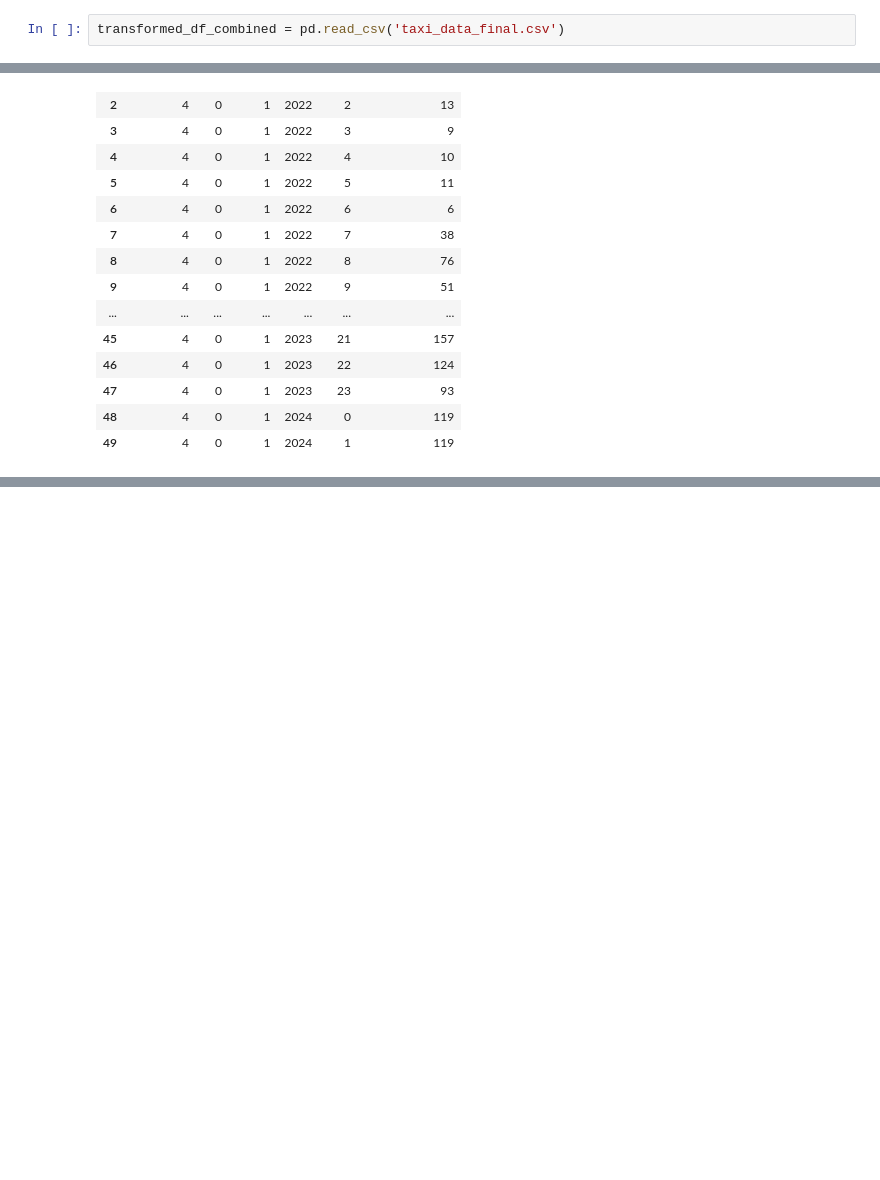
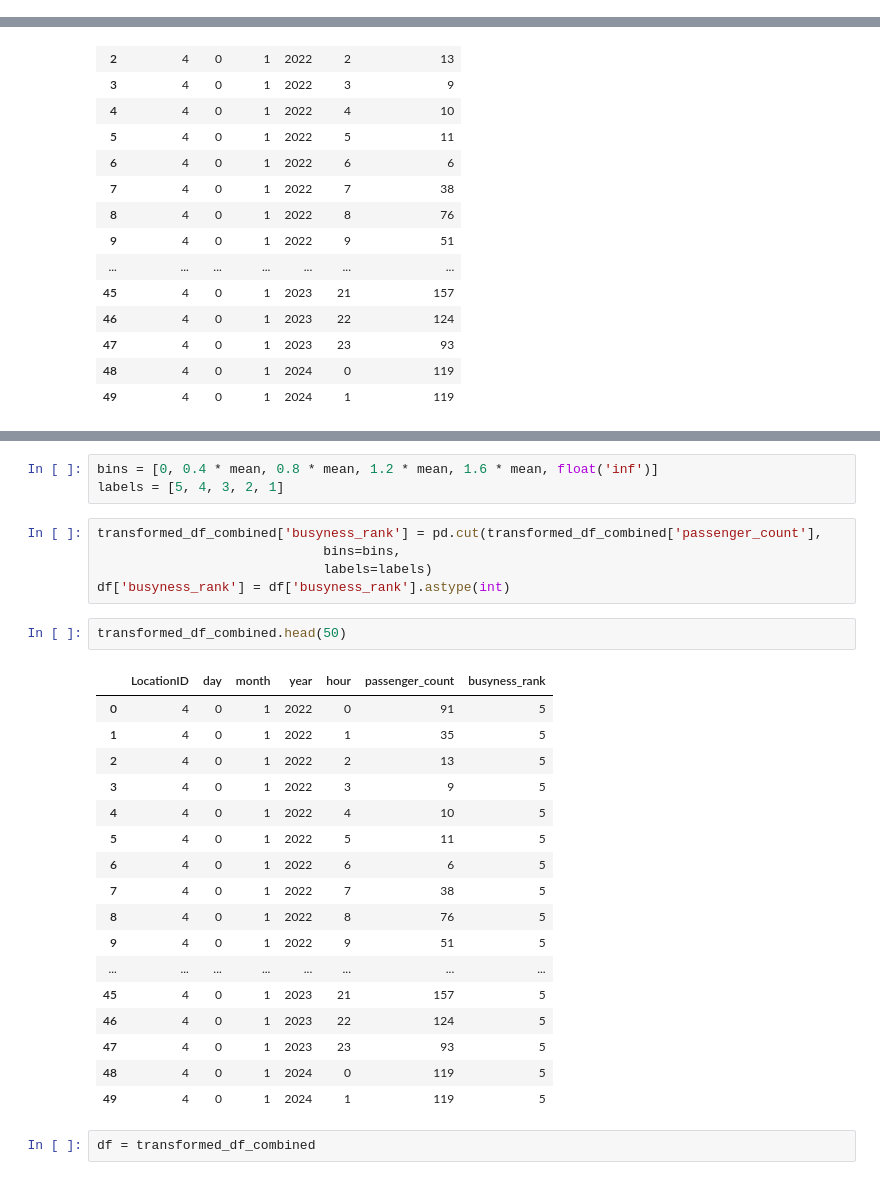
Before and after one commit to Southwick-Adam/ClearPathNYC, a Jupyter notebook: data/data_cleaning/taxi_cleaning.ipynb, the cells around one changed output, grey strips where cells are left out. Saved outputs shown, nothing was run; the diff lists cells and outputs as text; blank space fills up the shorter version.

```diff
--- a/DataCleaning/Taxi_Data_Cleaning.ipynb
+++ b/data/data_cleaning/taxi_cleaning.ipynb
@@ -539,5 +539,3 @@ transformed_df_combined.to_csv('taxi_data_final.csv', index=False)
-# %%
-transformed_df_combined = pd.read_csv('taxi_data_final.csv')
 # %%
 transformed_df_combined.head(50)
 # %% [output]
@@ -560,0 +573,30 @@ transformed_df_combined.head(50)
+# %%
+bins = [0, 0.4 * mean, 0.8 * mean, 1.2 * mean, 1.6 * mean, float('inf')]
+labels = [5, 4, 3, 2, 1]
+# %%
+transformed_df_combined['busyness_rank'] = pd.cut(transformed_df_combined['passenger_count'],
+                             bins=bins,
+                             labels=labels)
+df['busyness_rank'] = df['busyness_rank'].astype(int)
+# %%
+transformed_df_combined.head(50)
+# %% [output]
+|  | LocationID | day | month | year | hour | passenger_count | busyness_rank |
+| 0 | 4 | 0 | 1 | 2022 | 0 | 91 | 5 |
+| 1 | 4 | 0 | 1 | 2022 | 1 | 35 | 5 |
+| 2 | 4 | 0 | 1 | 2022 | 2 | 13 | 5 |
+| 3 | 4 | 0 | 1 | 2022 | 3 | 9 | 5 |
+| 4 | 4 | 0 | 1 | 2022 | 4 | 10 | 5 |
+| 5 | 4 | 0 | 1 | 2022 | 5 | 11 | 5 |
+| 6 | 4 | 0 | 1 | 2022 | 6 | 6 | 5 |
+| 7 | 4 | 0 | 1 | 2022 | 7 | 38 | 5 |
+| 8 | 4 | 0 | 1 | 2022 | 8 | 76 | 5 |
+| 9 | 4 | 0 | 1 | 2022 | 9 | 51 | 5 |
+| ... | ... | ... | ... | ... | ... | ... | ... |
+| 45 | 4 | 0 | 1 | 2023 | 21 | 157 | 5 |
+| 46 | 4 | 0 | 1 | 2023 | 22 | 124 | 5 |
+| 47 | 4 | 0 | 1 | 2023 | 23 | 93 | 5 |
+| 48 | 4 | 0 | 1 | 2024 | 0 | 119 | 5 |
+| 49 | 4 | 0 | 1 | 2024 | 1 | 119 | 5 |
+# %%
+df = transformed_df_combined
```
Also changed, not shown: parts of 7 cells of this notebook, 4 other files.
